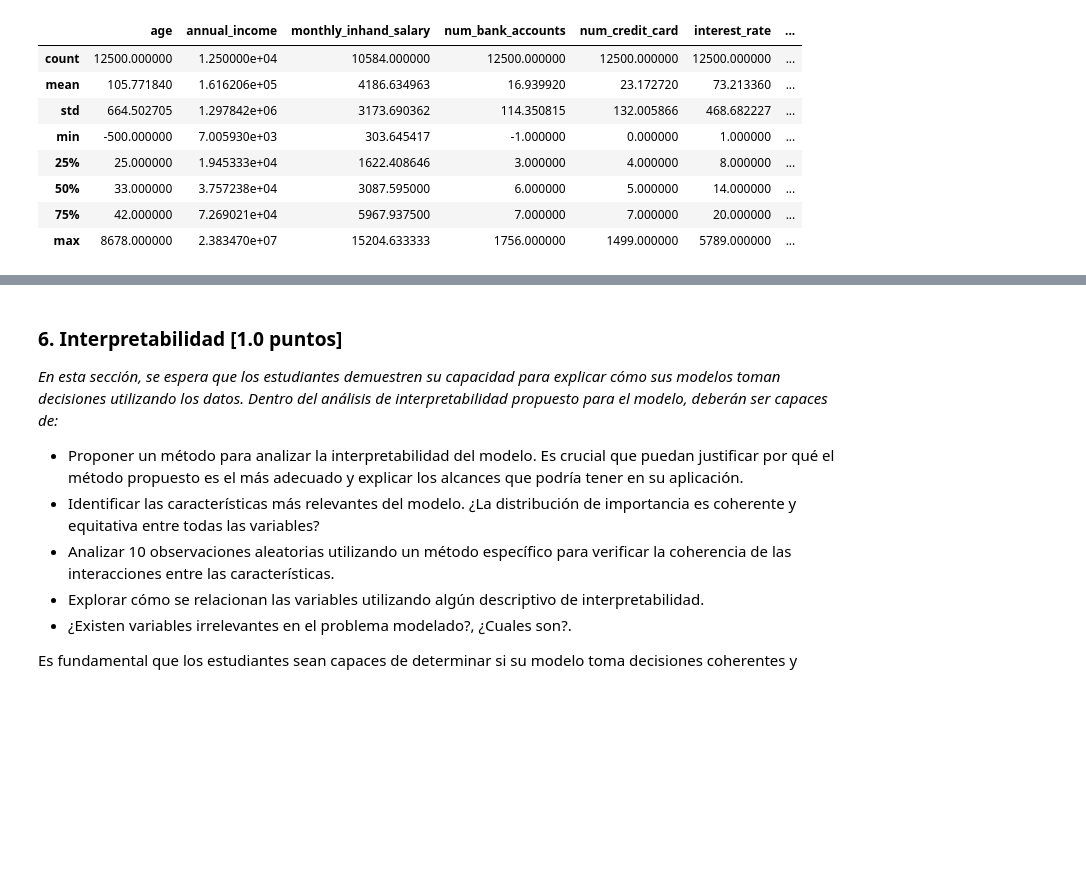
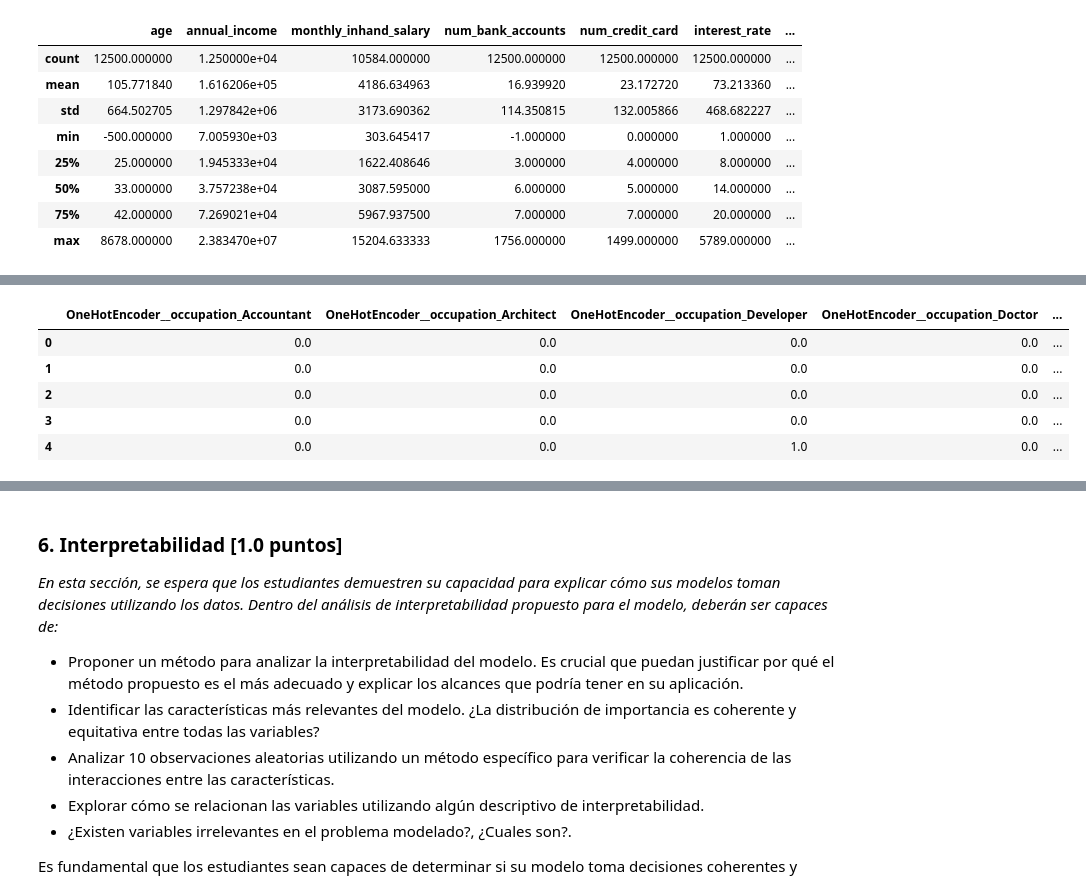
Before and after one commit to tomasaguirre-ignacioalbornoz/MDS7202, a Jupyter notebook: Proyecto2/Proyecto2_Enunciado.ipynb, the cells around one changed output, grey strips where cells are left out. Cells and saved outputs as stored; diff of their text form; code cells hidden in the pictures; blank space fills up the shorter version.

```diff
--- a/Proyecto2/Proyecto2_Enunciado.ipynb
+++ b/Proyecto2/Proyecto2_Enunciado.ipynb
@@ -224,0 +338,19 @@ Algunas notas interesantes sobre este proceso:
+# %%
+from sklearn.compose import ColumnTransformer
+from sklearn.preprocessing import OneHotEncoder, StandardScaler
+from sklearn.pipeline import Pipeline
+
+categorical_cols = ['occupation', 'payment_behaviour']
+numerical_cols = ['age', 'annual_income', 'monthly_inhand_salary', 'num_bank_accounts',
+                  'num_credit_card', 'interest_rate', 'num_of_loan', 'delay_from_due_date',
+                  'num_of_delayed_payment', 'changed_credit_limit', 'num_credit_inquiries',
+                  'outstanding_debt', 'credit_utilization_ratio', 'credit_history_age',
+                  'total_emi_per_month', 'amount_invested_monthly', 'monthly_balance']
+
+
+preprocessing_transformer = ColumnTransformer(
+    transformers=[
+        ('OneHotEncoder', OneHotEncoder(sparse_output=False, handle_unknown='ignore'), categorical_cols),
+        ('StandardScaler', StandardScaler(), numerical_cols)])
+
+preprocessing_transformer.set_output(transform="pandas")
@@ -224,0 +374,16 @@ Algunas notas interesantes sobre este proceso:
+# %%
+cols_pipeline = Pipeline([
+    ('Preprocessing', preprocessing_transformer)
+])
+# %%
+df_preprocesado = cols_pipeline.fit_transform(df)
+#df_preprocesado = pd.concat([df_preprocesado, df['credit_score']], axis=1)
+# %%
+df_preprocesado.head()
+# %% [output]
+|  | OneHotEncoder__occupation_Accountant | OneHotEncoder__occupation_Architect | OneHotEncoder__occupation_Developer | OneHotEncoder__occupation_Doctor | ... |
+| 0 | 0.0 | 0.0 | 0.0 | 0.0 | ... |
+| 1 | 0.0 | 0.0 | 0.0 | 0.0 | ... |
+| 2 | 0.0 | 0.0 | 0.0 | 0.0 | ... |
+| 3 | 0.0 | 0.0 | 0.0 | 0.0 | ... |
+| 4 | 0.0 | 0.0 | 1.0 | 0.0 | ... |
```
Also changed, not shown: parts of 20 cells of this notebook.
